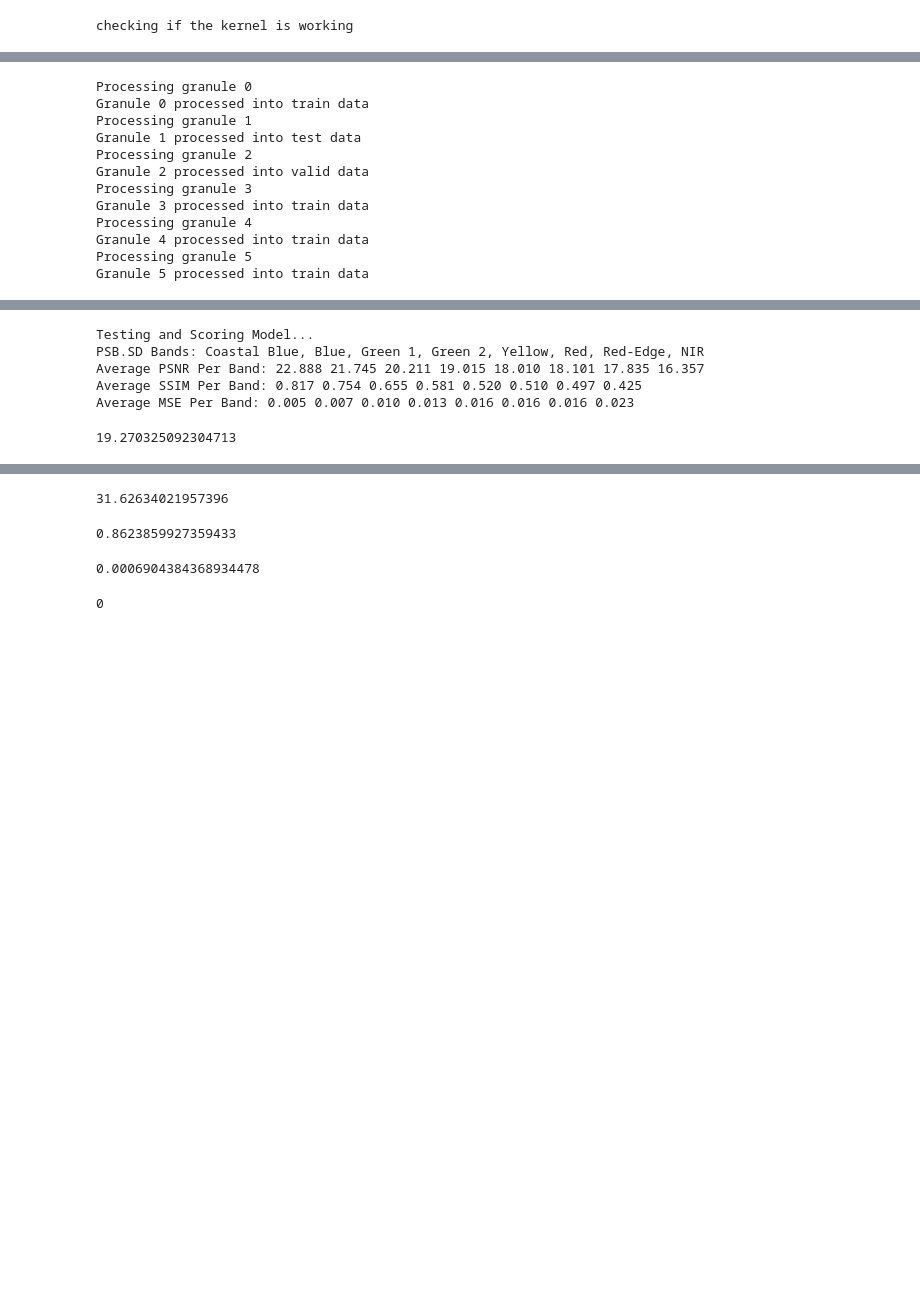
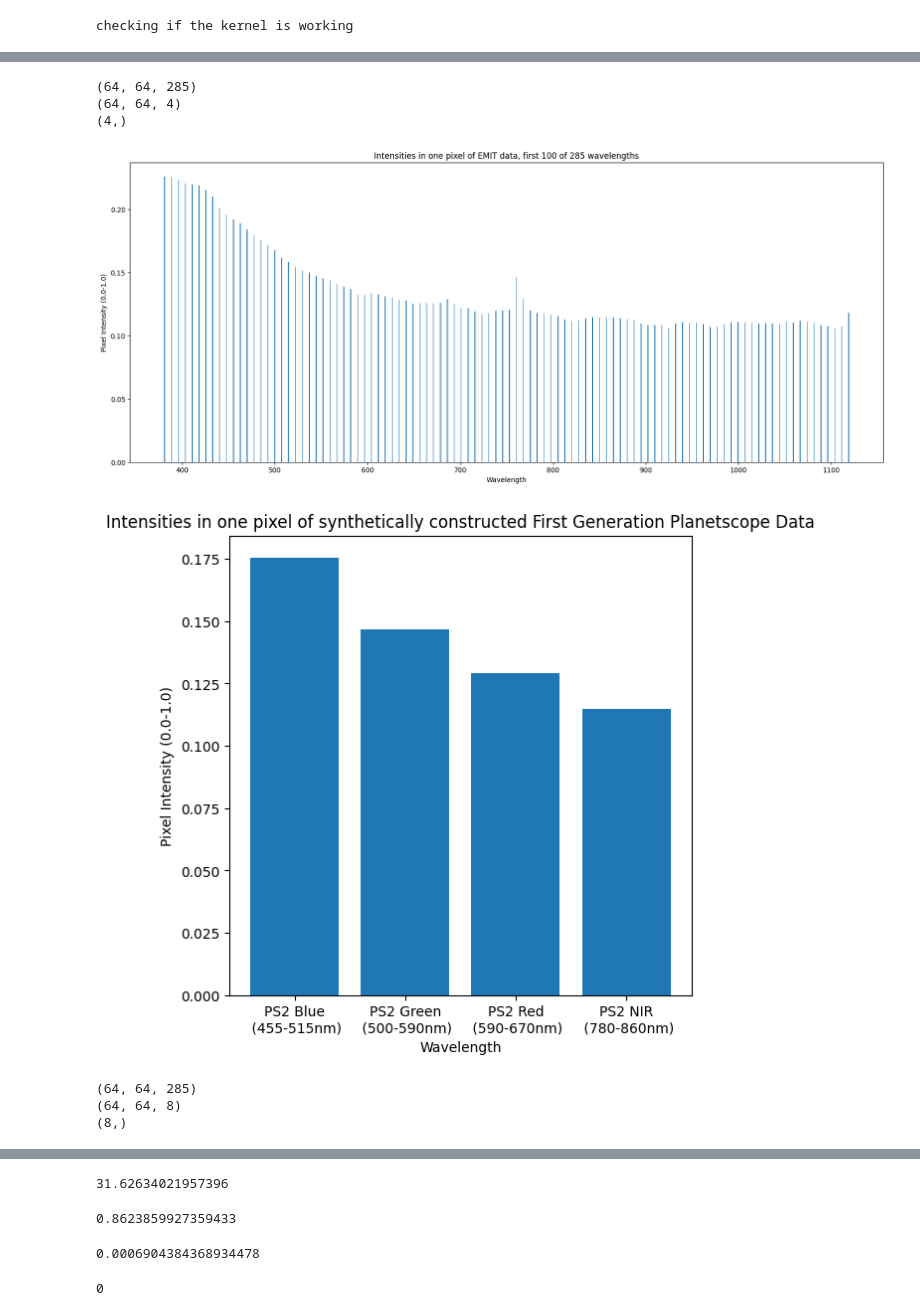
Before and after one commit to SahilKonjarla/HIR_EMIT, a Jupyter notebook: cnn_training.ipynb, the cells around one changed output, grey strips where cells are left out. Drawn from its saved outputs; the diff is of its cells as text; code cells hidden in the pictures; blank space fills up the shorter version.

```diff
--- a/cnn_training.ipynb
+++ b/cnn_training.ipynb
@@ -58,34 +67,32 @@ def convert_chip_to_different_spectra(chip, in_wavelengths, out_wavelengths, vis
         print(out_chip.shape)
         print(out_chip[0,0,:].shape)
 
-        # num_wavelengths = 100
-        # fig = plt.figure(figsize = (20, 8))
-        # plt.bar(in_wavelengths[0:num_wavelengths], chip[0,0,0:num_wavelengths])
-        # plt.xlabel("Wavelength")
-        # plt.ylabel("Pixel Intensity (0.0-1.0)")
-        # plt.title("Intensities in one pixel of EMIT data, first 100 of 285 wavelengths")
-        # plt.show()
+        num_wavelengths = 100
+        fig = plt.figure(figsize = (20, 8))
+        plt.bar(in_wavelengths[0:num_wavelengths], chip[0,0,0:num_wavelengths])
+        plt.xlabel("Wavelength")
+        plt.ylabel("Pixel Intensity (0.0-1.0)")
+        plt.title("Intensities in one pixel of EMIT data, first 100 of 285 wavelengths")
+        plt.show()
 
         num_wavelengths = len(out_wavelengths)
         if num_wavelengths == 4:
             string_wavelengths = ["PS2 Blue\n (455-515nm)", "PS2 Green\n (500-590nm)", "PS2 Red\n (590-670nm)", "PS2 NIR\n (780-860nm)"]
-            fig = plt.figure(figsize = (8, 6))
+            fig = plt.figure(figsize = (6, 6))
             plt.bar(string_wavelengths, out_chip[0,0,:])
             plt.xlabel("Wavelength")
             plt.ylabel("Pixel Intensity (0.0-1.0)")
             plt.title("Intensities in one pixel of synthetically constructed First Generation Planetscope Data")
             plt.show()
 
-#         if num_wavelengths == 8:
-#                     print("PSB.SD Bands: Coastal Blue, Blue, Green 1, Green 2, Yellow, Red, Red-Edge, NIR")
-# ##TODO
-#             string_wavelengths = ["PSB.SD Blue\n (455-515nm)", "PSB.SD Green\n (500-590nm)", "PSB.SD Red\n (590-670nm)", "PSB.SD NIR\n (780-860nm)"]
-#             fig = plt.figure(figsize = (8, 6))
-#             plt.bar(string_wavelengths, out_chip[0,0,:])
-#             plt.xlabel("Wavelength")
-#             plt.ylabel("Pixel Intensity (0.0-1.0)")
-#             plt.title("Intensities in one pixel of synthetically constructed Third Generation Planetscope Data")
-#             plt.show()
+        if num_wavelengths == 8:
+            string_wavelengths = ["PSB.SD Coastal Blue\n (431-452nm)", "PSB.SD Blue\n (465-515nm)", "PSB.SD Green 1\n (513-549nm)", "PSB.SD Green 2\n (547-583nm)", "PSB.SD Yellow\n (600-620nm)", "PSB.SD Red\n (650-680nm)", "PSB.SD Red-Edge\n (697-713nm)", "PSB.SD NIR\n (845-885nm)", ]
+            fig = plt.figure(figsize = (14, 6))
+            plt.bar(string_wavelengths, out_chip[0,0,:])
+            plt.xlabel("Wavelength")
+            plt.ylabel("Pixel Intensity (0.0-1.0)")
+            plt.title("Intensities in one pixel of synthetically constructed Third Generation Planetscope Data")
+            plt.show()
 
     #PS2 = First Generation aka Dove
     #PS2.SD = Second Generation aka Dove-R
@@ -185,10 +192,11 @@ emit_dataset_path_5 = "./reflectance_5/"
 # planetscope_new_dataset_path = "./dataset_for_cnn/train/y/"
 
 
-if False:
-    convert_whole_dataset(emit_dataset_path_3, "./dataset_for_cnn/train/x/", emit_wavelengths, planetscope_old_wavelengths, chipname_prefix = "chip_", chipname_start_index=10000, do_save=False, visualize=True)
+if True:
+    convert_whole_dataset(emit_dataset_path_3, "./dataset_for_cnn/train/x/", emit_wavelengths, planetscope_old_wavelengths, chipname_prefix = "chip_", chipname_start_index=100000, do_save=False, visualize=True)
+    convert_whole_dataset(emit_dataset_path_3, "./dataset_for_cnn/train/x/", emit_wavelengths, planetscope_new_wavelengths, chipname_prefix = "chip_", chipname_start_index=100000, do_save=False, visualize=True)
 
-if True: #manual toggle since this only needs to happen once
+if False: #manual toggle since this only needs to happen once
     #Granule 0:
     print("Processing granule 0")
     convert_whole_dataset(emit_dataset_path_0, "./dataset_for_cnn/train/x/", emit_wavelengths, planetscope_old_wavelengths, chipname_prefix = "chip_")
@@ -198,42 +206,38 @@ if True: #manual toggle since this only needs to happen once
     #Granule 1:
     print("Processing granule 1")
     convert_whole_dataset(emit_dataset_path_1, "./dataset_for_cnn/test/x/", emit_wavelengths, planetscope_old_wavelengths, chipname_prefix = "chip_")
     convert_whole_dataset(emit_dataset_path_1, "./dataset_for_cnn/test/y/", emit_wavelengths, planetscope_new_wavelengths, chipname_prefix = "chip_")
     print("Granule 1 processed into test data")
 
     # #Granule 2:
     print("Processing granule 2")
     convert_whole_dataset(emit_dataset_path_2, "./dataset_for_cnn/valid/x/", emit_wavelengths, planetscope_old_wavelengths, chipname_prefix = "chip_")
     convert_whole_dataset(emit_dataset_path_2, "./dataset_for_cnn/valid/y/", emit_wavelengths, planetscope_new_wavelengths, chipname_prefix = "chip_")
     print("Granule 2 processed into valid data")
 
     # #Granule 3:
     print("Processing granule 3")
     convert_whole_dataset(emit_dataset_path_3, "./dataset_for_cnn/train/x/", emit_wavelengths, planetscope_old_wavelengths, chipname_prefix = "chip_", chipname_start_index=10000)
     convert_whole_dataset(emit_dataset_path_3, "./dataset_for_cnn/train/y/", emit_wavelengths, planetscope_new_wavelengths, chipname_prefix = "chip_", chipname_start_index=10000)
     print("Granule 3 processed into train data")
 
     # #Granule 4:
     print("Processing granule 4")
     convert_whole_dataset(emit_dataset_path_4, "./dataset_for_cnn/train/x/", emit_wavelengths, planetscope_old_wavelengths, chipname_prefix = "chip_", chipname_start_index=20000)
     convert_whole_dataset(emit_dataset_path_4, "./dataset_for_cnn/train/y/", emit_wavelengths, planetscope_new_wavelengths, chipname_prefix = "chip_", chipname_start_index=20000)
     print("Granule 4 processed into train data")
 
     # #Granule 5:
     print("Processing granule 5")
     convert_whole_dataset(emit_dataset_path_5, "./dataset_for_cnn/train/x/", emit_wavelengths, planetscope_old_wavelengths, chipname_prefix = "chip_", chipname_start_index=30000)
     convert_whole_dataset(emit_dataset_path_5, "./dataset_for_cnn/train/y/", emit_wavelengths, planetscope_new_wavelengths, chipname_prefix = "chip_", chipname_start_index=30000)
     print("Granule 5 processed into train data")
 # %% [output]
-Processing granule 0
-Granule 0 processed into train data
-Processing granule 1
-Granule 1 processed into test data
-Processing granule 2
-Granule 2 processed into valid data
-Processing granule 3
-Granule 3 processed into train data
-Processing granule 4
-Granule 4 processed into train data
-Processing granule 5
-Granule 5 processed into train data
+(64, 64, 285)
+(64, 64, 4)
+(4,)
+[figure, added]
+[figure, added]
+(64, 64, 285)
+(64, 64, 8)
+(8,)
@@ -455,13 +537,5 @@ def interrogate_data():
     print("Testing Y:  Min:", np.min(y), "Max:", np.max(y), "Mean:", np.mean(y, axis=(0,1,2)), "shape:", np.shape(y))
 # %%
 #interrogate_data()
-avg_psnr, avg_ssim, avg_mse = test_and_score_model(model, verbose=True, num_samples=10, debug=False)
-avg_psnr
+#avg_psnr, avg_ssim, avg_mse = test_and_score_model(final_model, verbose=True, num_samples=128, debug=False, visualize_results=True, visualize_index=0, visualize_band=0)
-# %% [output]
-Testing and Scoring Model...
-PSB.SD Bands: Coastal Blue, Blue, Green 1, Green 2, Yellow, Red, Red-Edge, NIR
-Average PSNR Per Band: 22.888 21.745 20.211 19.015 18.010 18.101 17.835 16.357
-Average SSIM Per Band: 0.817 0.754 0.655 0.581 0.520 0.510 0.497 0.425
-Average MSE Per Band: 0.005 0.007 0.010 0.013 0.016 0.016 0.016 0.023
-19.270325092304713
 # %%
```
Also changed, not shown: parts of 11 cells of this notebook.
